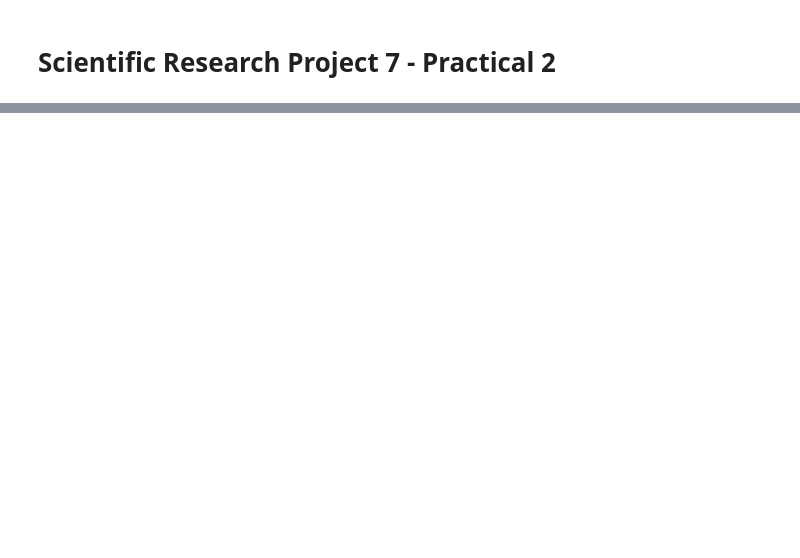
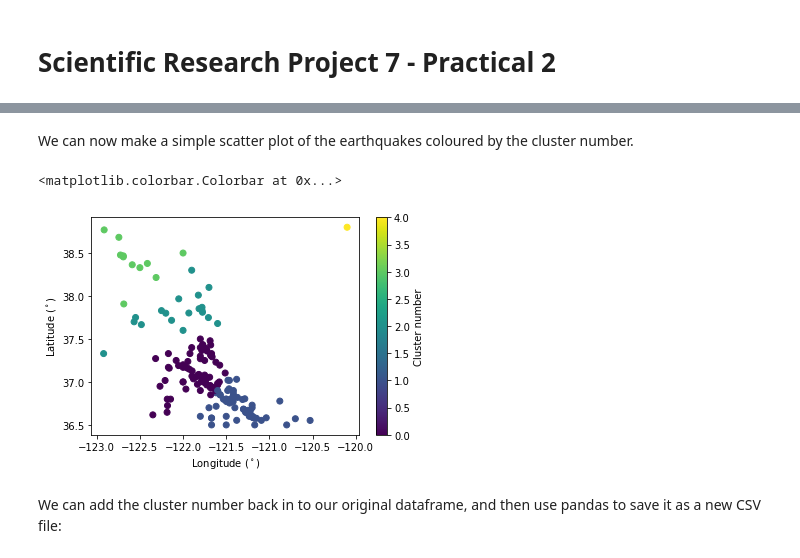
Before and after one commit to fclubb/SciRes-Earthquakes, a Jupyter notebook: Practical_2.ipynb, the cells around one changed output, grey strips where cells are left out. Saved outputs shown, nothing was run; the diff lists cells and outputs as text; code cells hidden in the pictures; blank space fills up the shorter version.

```diff
--- a/Practical_2.ipynb
+++ b/Practical_2.ipynb
@@ -69,0 +35,2 @@ df
+# %%
+df = pd.read_csv('San_Francisco_earthquakes_1900-2020.csv') # This needs to correspond to the name of the file you uploaded. You can change it to represent your own file
@@ -69,0 +39,3 @@ df
+# %%
+# set K = number of clusters you want
+K = 5
@@ -69,0 +44,6 @@ df
+# %%
+# get the longitude and latitude
+data = df[['longitude', 'latitude']]
+# run the K-means clustering on the data with K number of clusters
+kmeans = KMeans(n_clusters=K)
+clusters = kmeans.fit_predict(data)
@@ -69,0 +63,14 @@ df
+# %% [markdown]
+We can now make a simple scatter plot of the earthquakes coloured by the cluster number.
+# %%
+# make a simple X and Y plot with the points coloured by the cluster number
+cbar = plt.scatter(data['longitude'], data['latitude'], c=clusters)
+plt.xlabel('Longitude ($^\circ$)')
+plt.ylabel('Latitude ($^\circ$)')
+# add a colour bar
+plt.colorbar(cbar, label='Cluster number')
+# %% [output]
+<matplotlib.colorbar.Colorbar at 0x...>
+[figure, added]
+# %% [markdown]
+We can add the cluster number back in to our original dataframe, and then use pandas to save it as a new CSV file:
```
Also changed, not shown: parts of 29 cells of this notebook.
